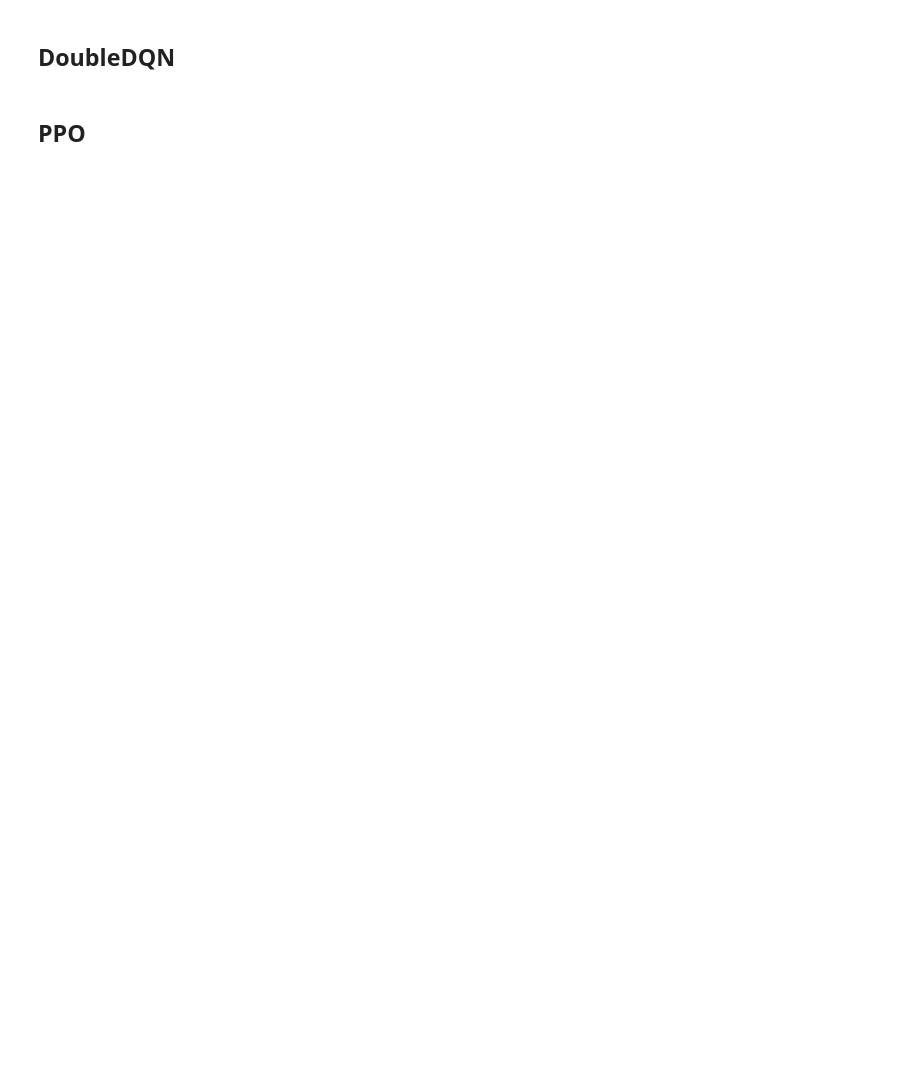
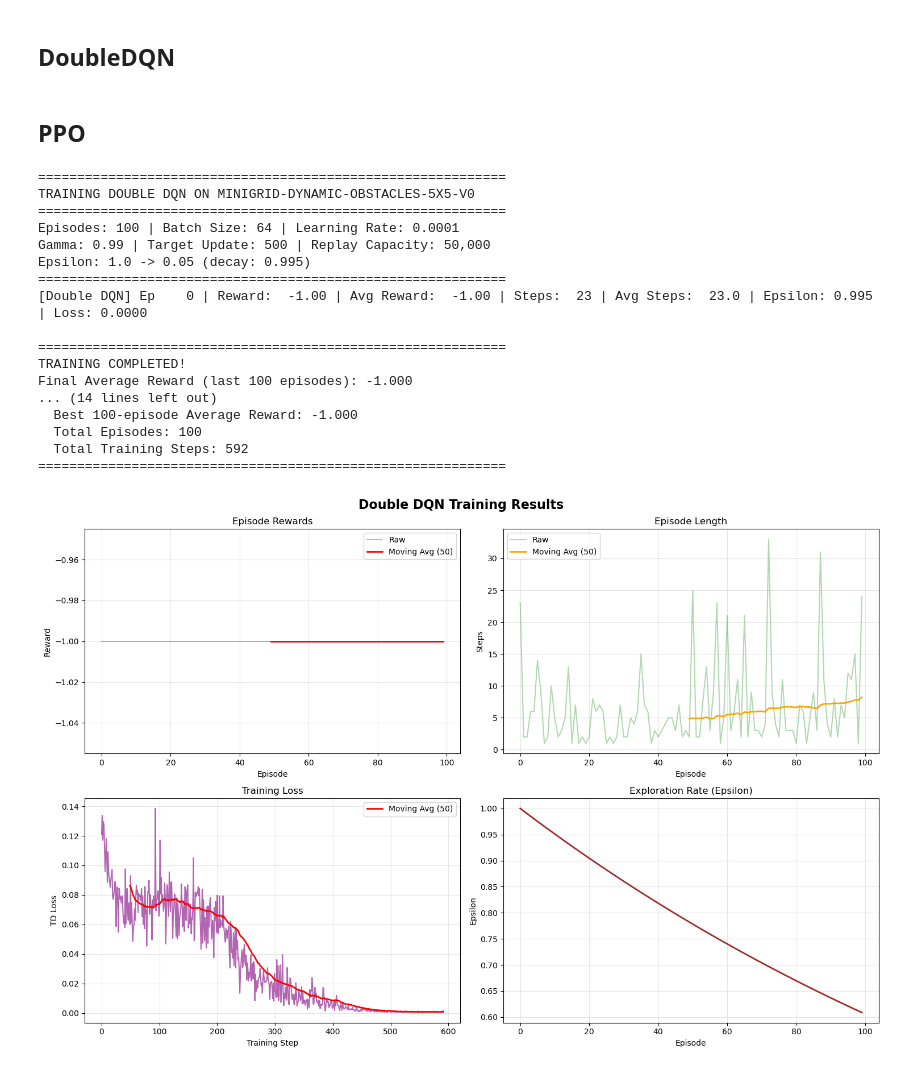
Before and after one commit to Gal-Noy/MSC-Reinforcement-Learning, a Jupyter notebook: final/training.ipynb, the cells around one changed output. Cells and saved outputs as stored; diff of their text form; code cells hidden in the pictures; blank space fills up the shorter version.

```diff
--- a/final/training.ipynb
+++ b/final/training.ipynb
@@ -566,7 +584,26 @@ def run_experiment(name, **kwargs):
 
     return logs
 # %%
-# dqn_logs = run_experiment('Double DQN', env_name="MiniGrid-Dynamic-Obstacles-5x5-v0", num_episodes=1000, max_steps=100, batch_size=64)
+dqn_logs = run_experiment('Double DQN', env_name="MiniGrid-Dynamic-Obstacles-5x5-v0", num_episodes=1000, max_steps=100, batch_size=64, save_model=True)
+# %% [output]
+============================================================
+TRAINING DOUBLE DQN ON MINIGRID-DYNAMIC-OBSTACLES-5X5-V0
+============================================================
+Episodes: 100 | Batch Size: 64 | Learning Rate: 0.0001
+Gamma: 0.99 | Target Update: 500 | Replay Capacity: 50,000
+Epsilon: 1.0 -> 0.05 (decay: 0.995)
+============================================================
+[Double DQN] Ep    0 | Reward:  -1.00 | Avg Reward:  -1.00 | Steps:  23 | Avg Steps:  23.0 | Epsilon: 0.995 | Loss: 0.0000
+
+============================================================
+TRAINING COMPLETED!
+Final Average Reward (last 100 episodes): -1.000
+... (14 lines left out)
+  Best 100-episode Average Reward: -1.000
+  Total Episodes: 100
+  Total Training Steps: 592
+============================================================
+[figure, added]
 # %%
 ppo_logs = run_experiment('PPO',
                           env_name="MiniGrid-Dynamic-Obstacles-6x6-v0",
```
Also changed, not shown: parts of 5 cells of this notebook.
